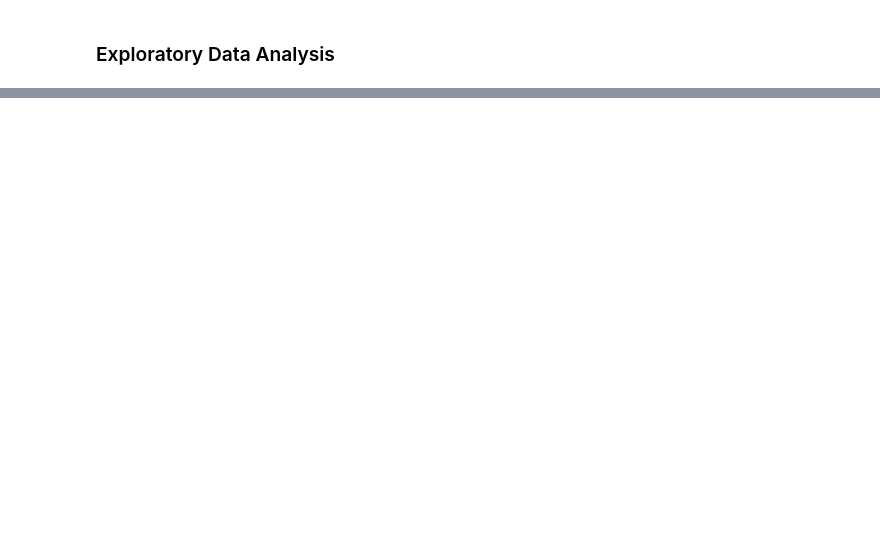
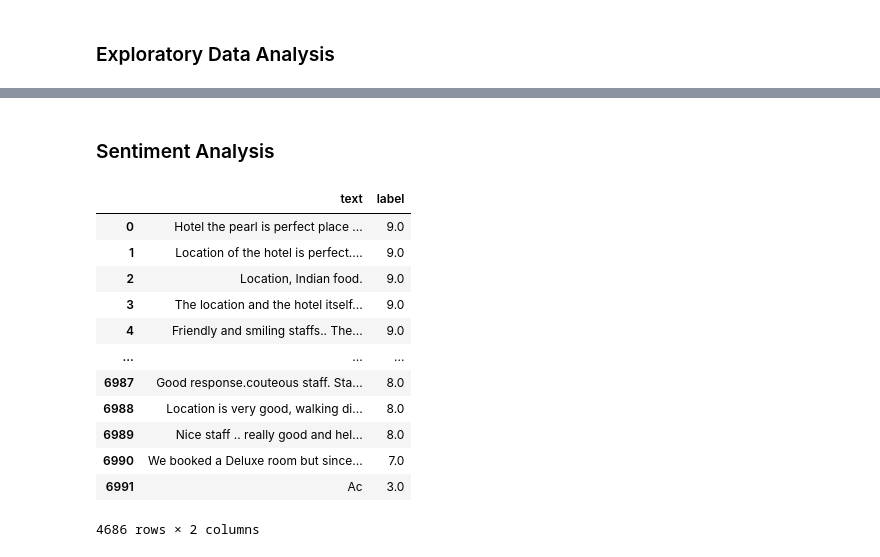
Before and after one commit to YixuanLi-212/Exploratory-Data-Analysis, a Jupyter notebook: Sentiment-Analysis/Hotel-Reviews-Analysis/Hotel_review_sentiment analysis.ipynb, the cells around one changed output, grey strips where cells are left out. Saved outputs shown, nothing was run; the diff lists cells and outputs as text; code cells hidden in the pictures; blank space fills up the shorter version.

```diff
--- a/Sentiment-Analysis/Hotel-Reviews-Analysis/Hotel_review_sentiment analysis.ipynb
+++ b/Sentiment-Analysis/Hotel-Reviews-Analysis/Hotel_review_sentiment analysis.ipynb
@@ -88,0 +99,21 @@ bar_chart(df, "Name")
+# %% [markdown]
+### Sentiment Analysis
+# %%
+# Create a new dataframe only with review_text and rating
+df_reviews = df[['Review_Text','Rating(Out of 10)']].copy()\
+    .rename(columns = {"Review_Text": "text", "Rating(Out of 10)": "label"})
+df_reviews
+# %% [output]
+|  | text | label |
+| 0 | Hotel the pearl is perfect place ... | 9.0 |
+| 1 | Location of the hotel is perfect.... | 9.0 |
+| 2 | Location, Indian food. | 9.0 |
+| 3 | The location and the hotel itself... | 9.0 |
+| 4 | Friendly and smiling staffs.. The... | 9.0 |
+| ... | ... | ... |
+| 6987 | Good response.couteous staff. Sta... | 8.0 |
+| 6988 | Location is very good, walking di... | 8.0 |
+| 6989 | Nice staff .. really good and hel... | 8.0 |
+| 6990 | We booked a Deluxe room but since... | 7.0 |
+| 6991 | Ac | 3.0 |
+4686 rows × 2 columns
```
Also changed, not shown: parts of 9 cells of this notebook, 3 other files.
